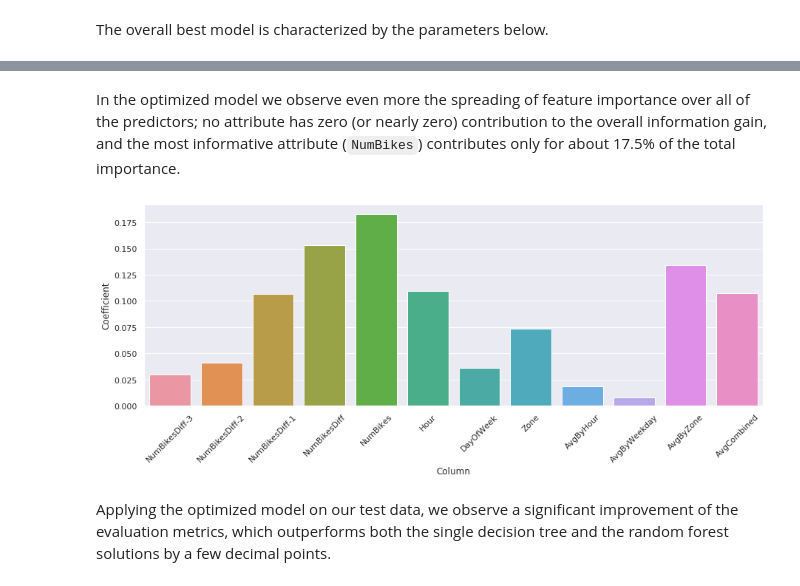
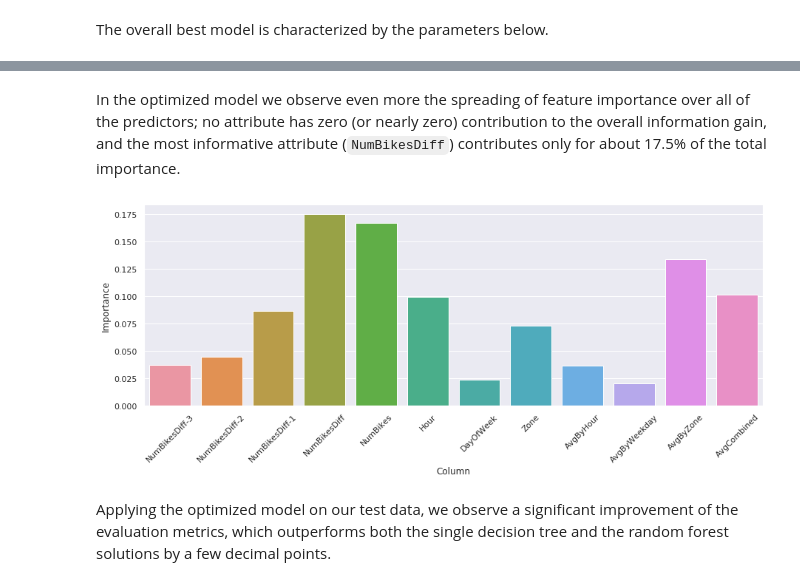
Before and after one commit to mattecora/BikeSharingAvailabilityPredictor, a Jupyter notebook: 07_gradient_boosting.ipynb, the cells around one changed output, grey strips where cells are left out. Cells and saved outputs as stored; diff of their text form; code cells hidden in the pictures.

```diff
--- a/07_gradient_boosting.ipynb
+++ b/07_gradient_boosting.ipynb
@@ -320,18 +322,18 @@ Best model params:
 - stepSize: 0.25
 - subsamplingRate: 1.0
 # %% [markdown]
-In the optimized model we observe even more the spreading of feature importance over all of the predictors; no attribute has zero (or nearly zero) contribution to the overall information gain, and the most informative attribute (`NumBikes`) contributes only for about 17.5% of the total importance.
+In the optimized model we observe even more the spreading of feature importance over all of the predictors; no attribute has zero (or nearly zero) contribution to the overall information gain, and the most informative attribute (`NumBikesDiff`) contributes only for about 17.5% of the total importance.
 # %%
-coefficientsDF = pd.DataFrame({
+importanceDF = pd.DataFrame({
     "Column": model.stages[0].getInputCols(),
-    "Coefficient": model.stages[1].bestModel.featureImportances
+    "Importance": model.stages[1].bestModel.featureImportances
 })
 
 fig, ax = plt.subplots(figsize=(15, 5))
-sns.barplot(data=coefficientsDF, x="Column", y="Coefficient", ax=ax)
-ax.set_xticklabels(labels=coefficientsDF["Column"], rotation=45);
+sns.barplot(data=importanceDF, x="Column", y="Importance", ax=ax)
+ax.set_xticklabels(labels=importanceDF["Column"], rotation=45);
 # %% [output]
-[figure, old version]
+[figure, new version]
 # %% [markdown]
 Applying the optimized model on our test data, we observe a significant improvement of the evaluation metrics, which outperforms both the single decision tree and the random forest solutions by a few decimal points.
 # %%
```
Also changed, not shown: parts of 15 cells of this notebook, 3 other files.
